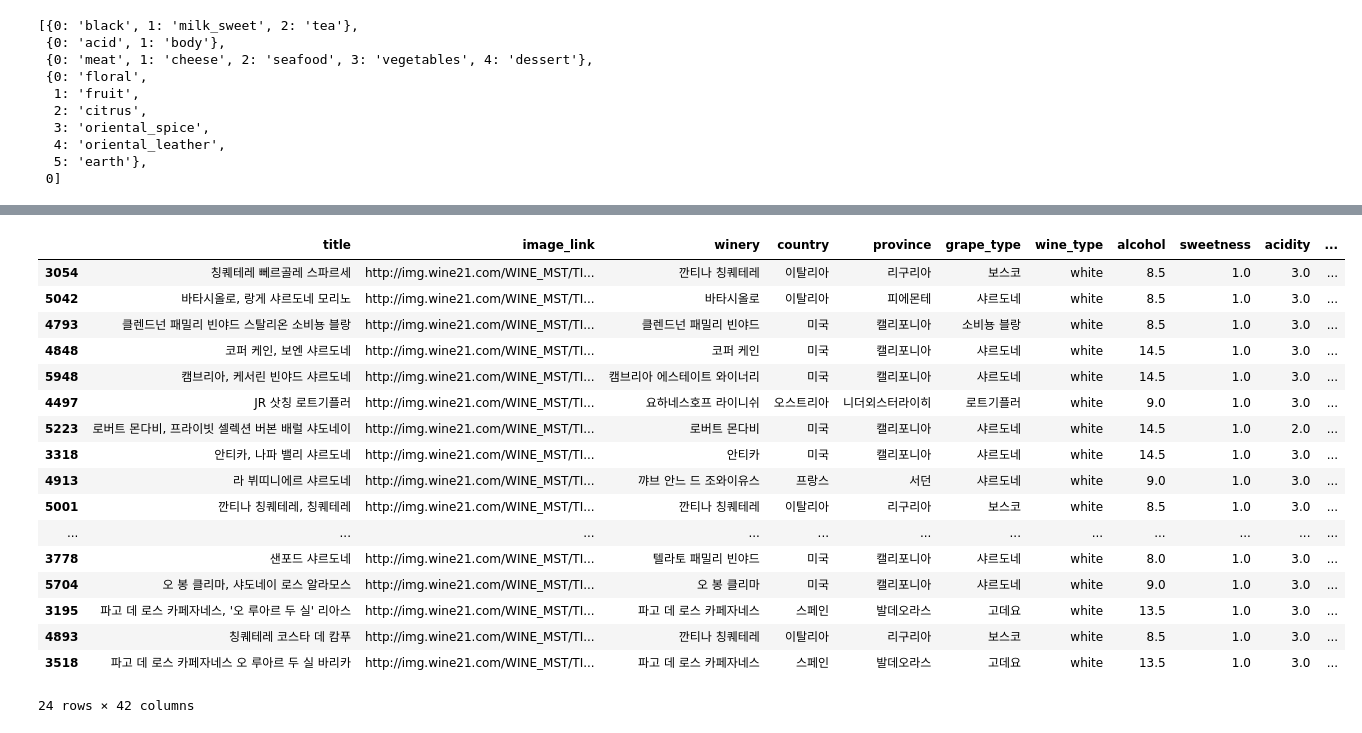
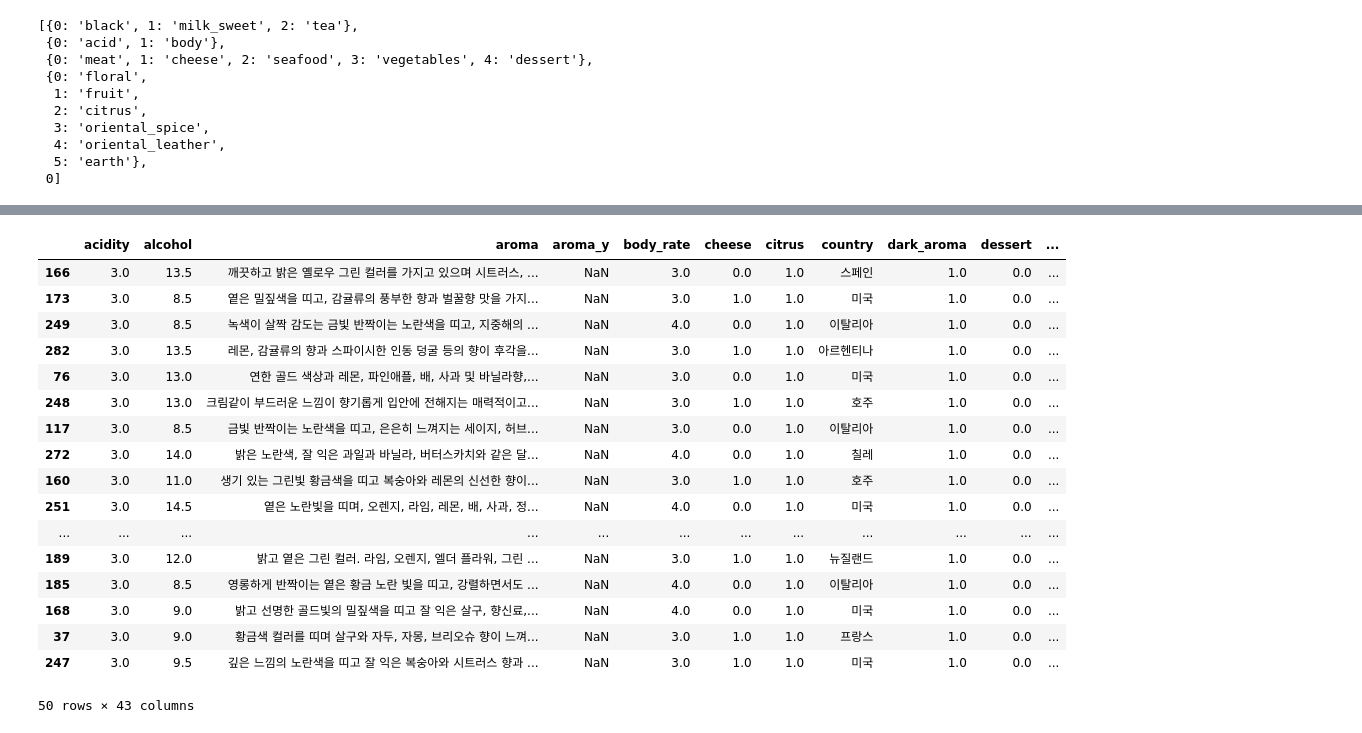
Before and after one commit to tedroutine/wine_recommendation_modeling, a Jupyter notebook: Wine_Recommendation.ipynb, the cells around one changed output, grey strips where cells are left out. Saved outputs shown, nothing was run; the diff lists cells and outputs as text; code cells hidden in the pictures.

```diff
--- a/Wine_Recommendation.ipynb
+++ b/Wine_Recommendation.ipynb
@@ -508,5 +532,5 @@ df.to_csv('df_aroma_processing.csv', encoding='utf-8-sig')
 # %%
-df = pd.read_csv('df_aroma_processing.csv')
+df = pd.read_csv('./data/df_aroma_processing.csv')
 df.drop('Unnamed: 0', axis=1, inplace=True)
 df
 # %% [output]
@@ -600,23 +645,23 @@ customer_data = pd.DataFrame(columns=['title', 'image_link', 'winery', 'country'
        'wine_id','type'])
 
 # type_a customers
-for _ in range(1000):
+for _ in range(2000):
     customer_data = customer_data.append(wine_data[wine_data['type']=='a'].sample(3), ignore_index=True)
 
 # type_b customers
-for _ in range(1000):
+for _ in range(2000):
     customer_data = customer_data.append(wine_data[wine_data['type']=='b'].sample(3), ignore_index=True)
 
 # type_c customers
-for _ in range(1000):
+for _ in range(2000):
     customer_data = customer_data.append(wine_data[wine_data['type']=='c'].sample(3), ignore_index=True)
 
 # type_d customers
-for _ in range(1000):
+for _ in range(2000):
     customer_data = customer_data.append(wine_data[wine_data['type']=='d'].sample(3), ignore_index=True)
 
 # type_e customers
-for _ in range(1000):
+for _ in range(2000):
     customer_data = customer_data.append(wine_data[wine_data['type']=='e'].sample(3), ignore_index=True)
 
 # type_f customers
@@ -653,17 +700,17 @@ questions
   5: 'earth'},
  0]
 # %%
-# 설문조사 답
+# customer's answer
 question1_answer = 0
 question2_answer = 1
 question3_answer = 2
-question4_answer = 2, 4
+question4_answer = 24
 question5_answer = 30000
 # %%
-# 설문조사에 따른 와인 특성 값
 question1_result = list(question1.values())[question1_answer]
 question2_result = list(question2.values())[question2_answer]
 question3_result = list(question3.values())[question3_answer]
-question4_result = list(question4.values())[question4_answer[0]], list(question4.values())[question4_answer[1]]
+question4_result = [list(question4.values())[int(i)] if question4_answer >= 10 else list(question4.values())[question4_answer]
+                    for i in str(question4_answer)]
 question5_result = question5_answer
 # %%
@@ -746,34 +780,34 @@ customer_data.tail(2)
 # %%
-# 투표 가자 많이 받은 아이템 sort
+# sort the most popular items
+customer_data_counts = customer_data['title'].value_counts()
 
-customer_data_counts = customer_data['title'].value_counts()
-customer_data['counts'] = 0
+customer_data = pd.merge(customer_data, customer_data_counts, how='left', left_on ='title',
+        right_on =customer_data_counts.index)
 
-for i in range(len(customer_data)):
-    for n in range(len(customer_data_counts)):
-        if customer_data['title'].iloc[i,] == customer_data_counts.index[n]:
-            customer_data['counts'].iloc[i,] = customer_data_counts[n]
+customer_data.rename(columns = {'title_y' : 'counts'}, inplace=True)
+customer_data.rename(columns = {'title_x' : 'title'}, inplace=True)
 
 customer_data = customer_data.sort_values(by='counts', ascending=False)
 customer_data.drop_duplicates(keep='first', inplace=True)
+customer_data = customer_data.iloc[:,1:]
 customer_data
 # %% [output]
-|  | title | image_link | winery | country | province | grape_type | wine_type | alcohol | sweetness | acidity | ... |
-| 3054 | 칭퀘테레 뻬르골레 스파르세 | http://img.wine21.com/WINE_MST/TI... | 깐티나 칭퀘테레 | 이탈리아 | 리구리아 | 보스코 | white | 8.5 | 1.0 | 3.0 | ... |
-| 5042 | 바타시올로, 랑게 샤르도네 모리노 | http://img.wine21.com/WINE_MST/TI... | 바타시올로 | 이탈리아 | 피에몬테 | 샤르도네 | white | 8.5 | 1.0 | 3.0 | ... |
-| 4793 | 클렌드넌 패밀리 빈야드 스탈리온 소비뇽 블랑 | http://img.wine21.com/WINE_MST/TI... | 클렌드넌 패밀리 빈야드 | 미국 | 캘리포니아 | 소비뇽 블랑 | white | 8.5 | 1.0 | 3.0 | ... |
-| 4848 | 코퍼 케인, 보엔 샤르도네 | http://img.wine21.com/WINE_MST/TI... | 코퍼 케인 | 미국 | 캘리포니아 | 샤르도네 | white | 14.5 | 1.0 | 3.0 | ... |
-| 5948 | 캠브리아, 케서린 빈야드 샤르도네 | http://img.wine21.com/WINE_MST/TI... | 캠브리아 에스테이트 와이너리 | 미국 | 캘리포니아 | 샤르도네 | white | 14.5 | 1.0 | 3.0 | ... |
-| 4497 | JR 삿칭 로트기플러 | http://img.wine21.com/WINE_MST/TI... | 요하네스호프 라이니쉬 | 오스트리아 | 니더외스터라이히 | 로트기플러 | white | 9.0 | 1.0 | 3.0 | ... |
-| 5223 | 로버트 몬다비, 프라이빗 셀렉션 버본 배럴 샤도네이 | http://img.wine21.com/WINE_MST/TI... | 로버트 몬다비 | 미국 | 캘리포니아 | 샤르도네 | white | 14.5 | 1.0 | 2.0 | ... |
-| 3318 | 안티카, 나파 밸리 샤르도네 | http://img.wine21.com/WINE_MST/TI... | 안티카 | 미국 | 캘리포니아 | 샤르도네 | white | 14.5 | 1.0 | 3.0 | ... |
-| 4913 | 라 뷔띠니에르 샤르도네 | http://img.wine21.com/WINE_MST/TI... | 꺄브 안느 드 조와이유스 | 프랑스 | 서던 | 샤르도네 | white | 9.0 | 1.0 | 3.0 | ... |
-| 5001 | 깐티나 칭퀘테레, 칭퀘테레 | http://img.wine21.com/WINE_MST/TI... | 깐티나 칭퀘테레 | 이탈리아 | 리구리아 | 보스코 | white | 8.5 | 1.0 | 3.0 | ... |
+|  | acidity | alcohol | aroma | aroma_y | body_rate | cheese | citrus | country | dark_aroma | dessert | ... |
+| 166 | 3.0 | 13.5 | 깨끗하고 밝은 옐로우 그린 컬러를 가지고 있으며 시트러스, ... | NaN | 3.0 | 0.0 | 1.0 | 스페인 | 1.0 | 0.0 | ... |
+| 173 | 3.0 | 8.5 | 옅은 밀짚색을 띠고, 감귤류의 풍부한 향과 벌꿀향 맛을 가지... | NaN | 3.0 | 1.0 | 1.0 | 미국 | 1.0 | 0.0 | ... |
+| 249 | 3.0 | 8.5 | 녹색이 살짝 감도는 금빛 반짝이는 노란색을 띠고, 지중해의 ... | NaN | 4.0 | 0.0 | 1.0 | 이탈리아 | 1.0 | 0.0 | ... |
+| 282 | 3.0 | 13.5 | 레몬, 감귤류의 향과 스파이시한 인동 덩굴 등의 향이 후각을... | NaN | 3.0 | 1.0 | 1.0 | 아르헨티나 | 1.0 | 0.0 | ... |
+| 76 | 3.0 | 13.0 | 연한 골드 색상과 레몬, 파인애플, 배, 사과 및 바닐라향,... | NaN | 3.0 | 0.0 | 1.0 | 미국 | 1.0 | 0.0 | ... |
+| 248 | 3.0 | 13.0 | 크림같이 부드러운 느낌이 향기롭게 입안에 전해지는 매력적이고... | NaN | 3.0 | 1.0 | 1.0 | 호주 | 1.0 | 0.0 | ... |
+| 117 | 3.0 | 8.5 | 금빛 반짝이는 노란색을 띠고, 은은히 느껴지는 세이지, 허브... | NaN | 3.0 | 0.0 | 1.0 | 이탈리아 | 1.0 | 0.0 | ... |
+| 272 | 3.0 | 14.0 | 밝은 노란색, 잘 익은 과일과 바닐라, 버터스카치와 같은 달... | NaN | 4.0 | 0.0 | 1.0 | 칠레 | 1.0 | 0.0 | ... |
+| 160 | 3.0 | 11.0 | 생기 있는 그린빛 황금색을 띠고 복숭아와 레몬의 신선한 향이... | NaN | 3.0 | 1.0 | 1.0 | 호주 | 1.0 | 0.0 | ... |
+| 251 | 3.0 | 14.5 | 옅은 노란빛을 띠며, 오렌지, 라임, 레몬, 배, 사과, 정... | NaN | 4.0 | 0.0 | 1.0 | 미국 | 1.0 | 0.0 | ... |
 | ... | ... | ... | ... | ... | ... | ... | ... | ... | ... | ... | ... |
-| 3778 | 샌포드 샤르도네 | http://img.wine21.com/WINE_MST/TI... | 텔라토 패밀리 빈야드 | 미국 | 캘리포니아 | 샤르도네 | white | 8.0 | 1.0 | 3.0 | ... |
-| 5704 | 오 봉 클리마, 샤도네이 로스 알라모스 | http://img.wine21.com/WINE_MST/TI... | 오 봉 클리마 | 미국 | 캘리포니아 | 샤르도네 | white | 9.0 | 1.0 | 3.0 | ... |
-| 3195 | 파고 데 로스 카페자네스, '오 루아르 두 실' 리아스 | http://img.wine21.com/WINE_MST/TI... | 파고 데 로스 카페자네스 | 스페인 | 발데오라스 | 고데요 | white | 13.5 | 1.0 | 3.0 | ... |
-| 4893 | 칭퀘테레 코스타 데 캄푸 | http://img.wine21.com/WINE_MST/TI... | 깐티나 칭퀘테레 | 이탈리아 | 리구리아 | 보스코 | white | 8.5 | 1.0 | 3.0 | ... |
-| 3518 | 파고 데 로스 카페자네스 오 루아르 두 실 바리카 | http://img.wine21.com/WINE_MST/TI... | 파고 데 로스 카페자네스 | 스페인 | 발데오라스 | 고데요 | white | 13.5 | 1.0 | 3.0 | ... |
+| 189 | 3.0 | 12.0 | 밝고 옅은 그린 컬러. 라임, 오렌지, 엘더 플라워, 그린 ... | NaN | 3.0 | 1.0 | 1.0 | 뉴질랜드 | 1.0 | 0.0 | ... |
+| 185 | 3.0 | 8.5 | 영롱하게 반짝이는 옅은 황금 노란 빛을 띠고, 강렬하면서도 ... | NaN | 4.0 | 0.0 | 1.0 | 이탈리아 | 1.0 | 0.0 | ... |
+| 168 | 3.0 | 9.0 | 밝고 선명한 골드빛의 밀짚색을 띠고 잘 익은 살구, 향신료,... | NaN | 4.0 | 0.0 | 1.0 | 미국 | 1.0 | 0.0 | ... |
+| 37 | 3.0 | 9.0 | 황금색 컬러를 띠며 살구와 자두, 자몽, 브리오슈 향이 느껴... | NaN | 3.0 | 1.0 | 1.0 | 프랑스 | 1.0 | 0.0 | ... |
+| 247 | 3.0 | 9.5 | 깊은 느낌의 노란색을 띠고 잘 익은 복숭아와 시트러스 향과 ... | NaN | 3.0 | 1.0 | 1.0 | 미국 | 1.0 | 0.0 | ... |
-24 rows × 42 columns
+50 rows × 43 columns
 # %%
```
Also changed, not shown: parts of 37 cells of this notebook.
